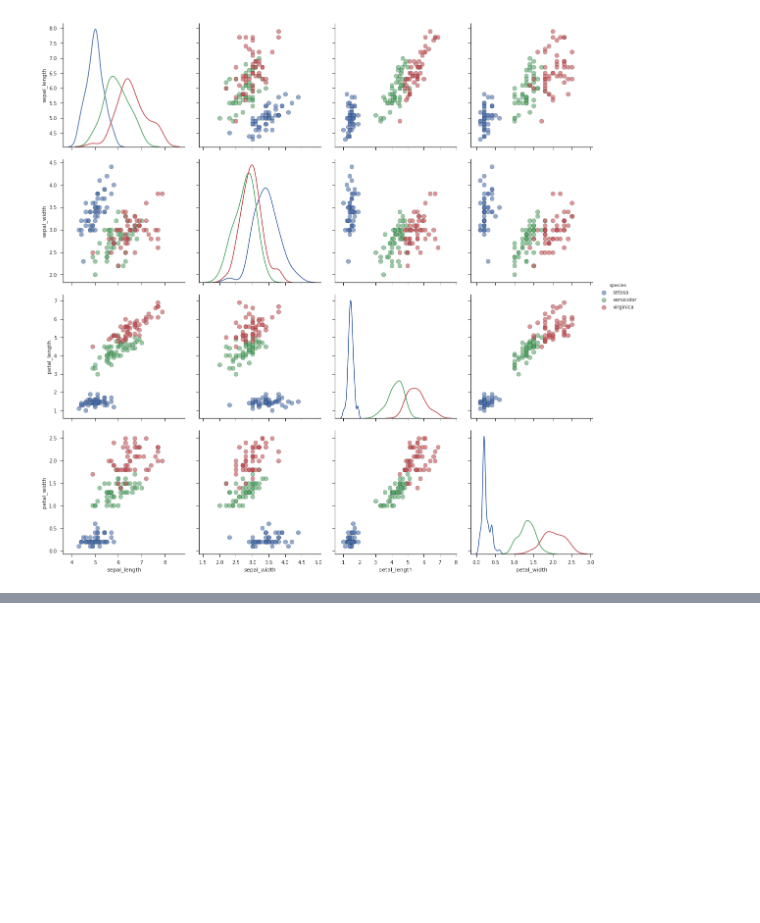
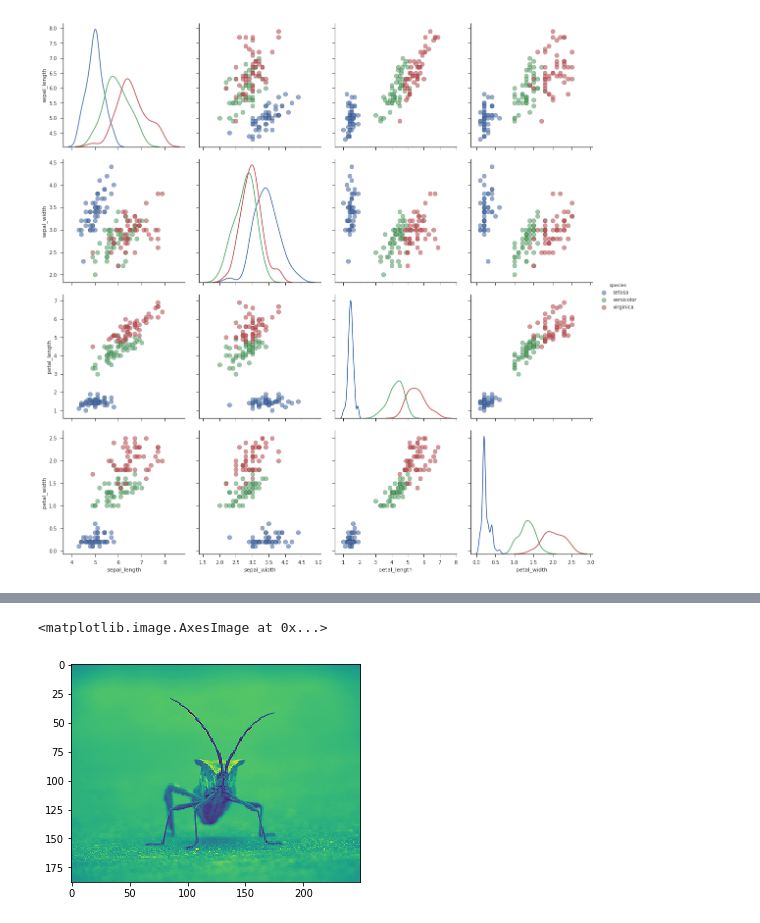
Before and after one commit to fvbakel/brilliant, a Jupyter notebook: notebooks/01_my_first_binder.org.ipynb, the cells around one changed output, grey strips where cells are left out. Cells and saved outputs as stored; diff of their text form; code cells hidden in the pictures; blank space fills up the shorter version.

```diff
--- a/notebooks/01_my_first_binder.org.ipynb
+++ b/notebooks/01_my_first_binder.org.ipynb
@@ -28,0 +49,5 @@ sns.pairplot(df, hue = 'species', diag_kind = 'kde',
+# %%
+plt.imshow(img[0::2,0::2])
+# %% [output]
+<matplotlib.image.AxesImage at 0x...>
+[figure, added]
```
Also changed, not shown: parts of 9 cells of this notebook, 1 other file.
